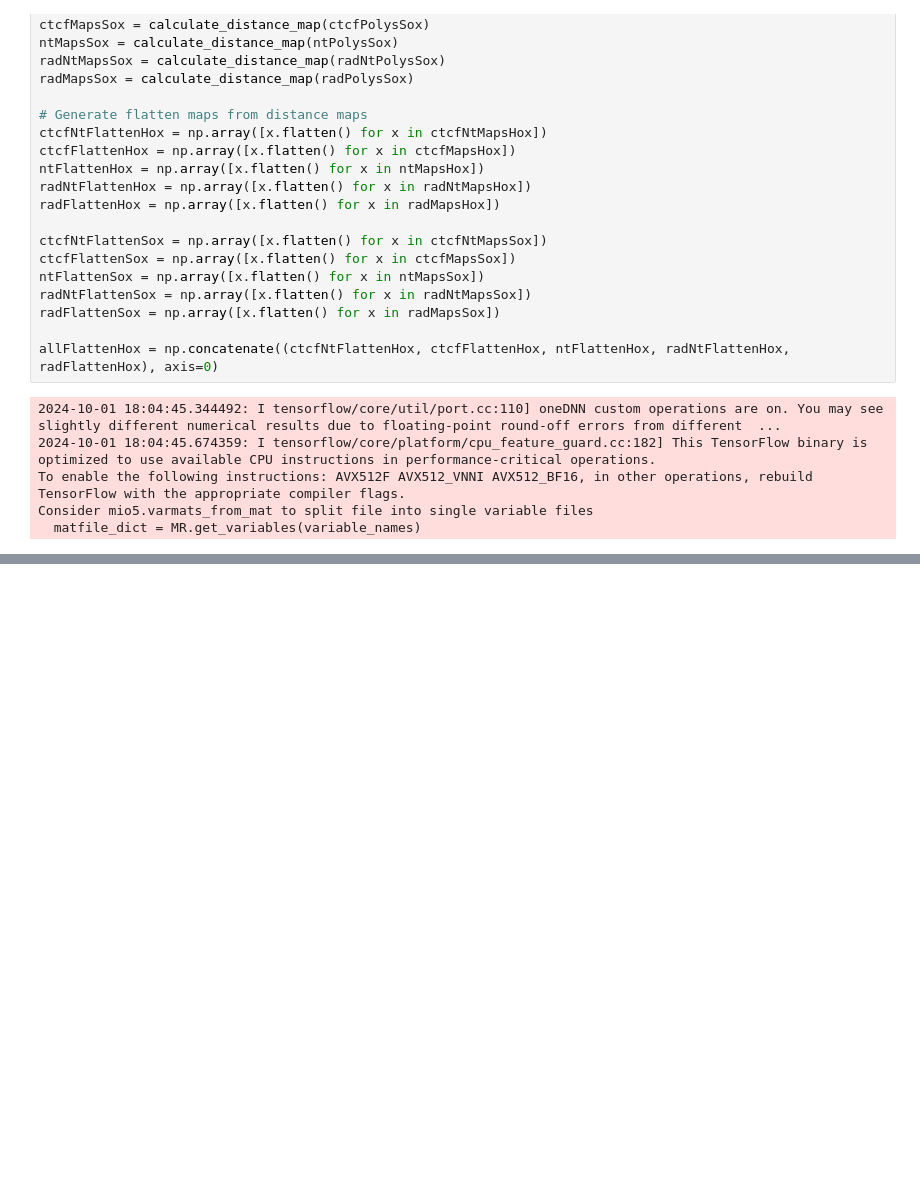
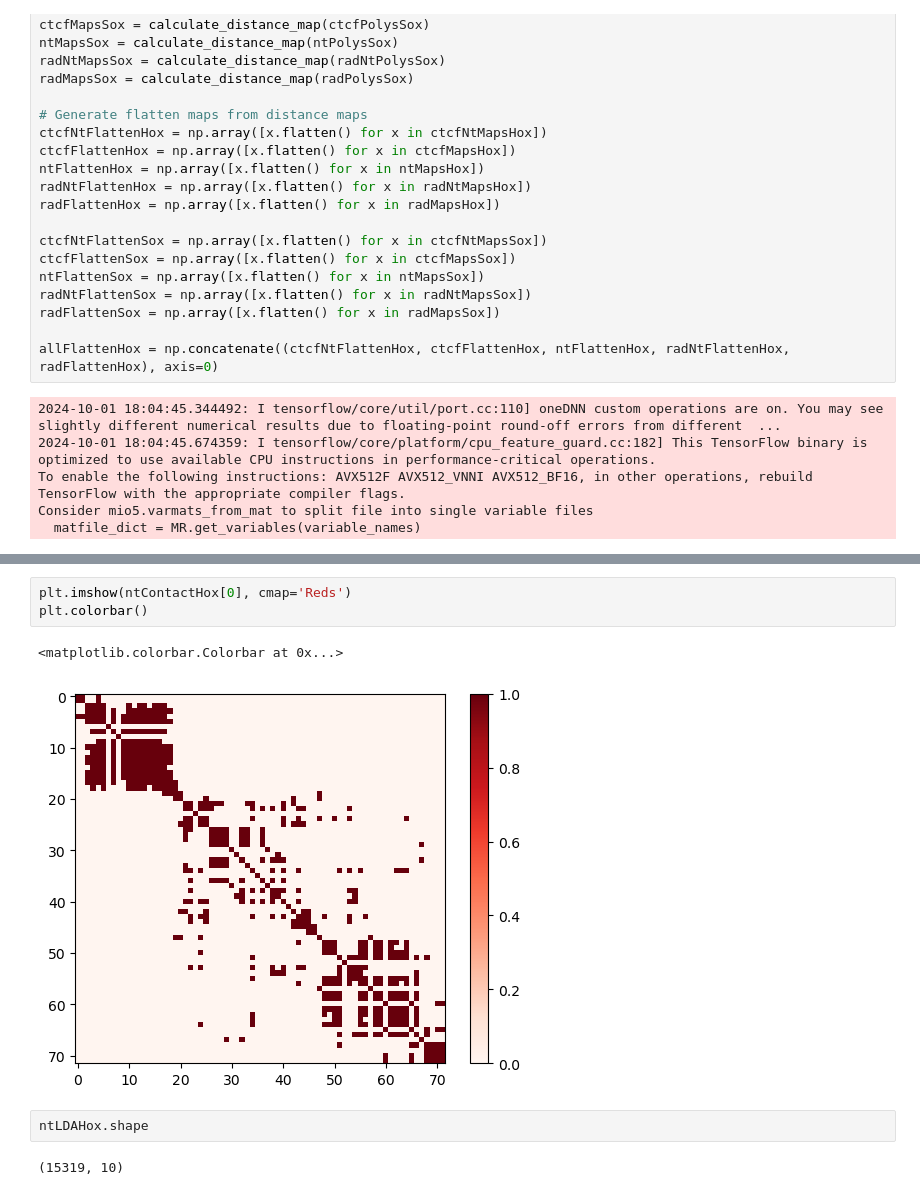
Before and after one commit to tee-udon/chromatin-ensemble-refinement, a Jupyter notebook: 20241001_LDA_Tonia_Tutorial.ipynb, the cells around one changed output, grey strips where cells are left out. Cells and saved outputs as stored; diff of their text form; blank space fills up the shorter version.

```diff
--- a/20241001_LDA_Tonia_Tutorial.ipynb
+++ b/20241001_LDA_Tonia_Tutorial.ipynb
@@ -70,0 +161,10 @@ Consider mio5.varmats_from_mat to split file into single variable files
+# %%
+plt.imshow(ntContactHox[0], cmap='Reds')
+plt.colorbar()
+# %% [output]
+<matplotlib.colorbar.Colorbar at 0x...>
+[figure, added]
+# %%
+ntLDAHox.shape
+# %% [output]
+(15319, 10)
```
Also changed, not shown: parts of 9 cells of this notebook, 2 other files.
